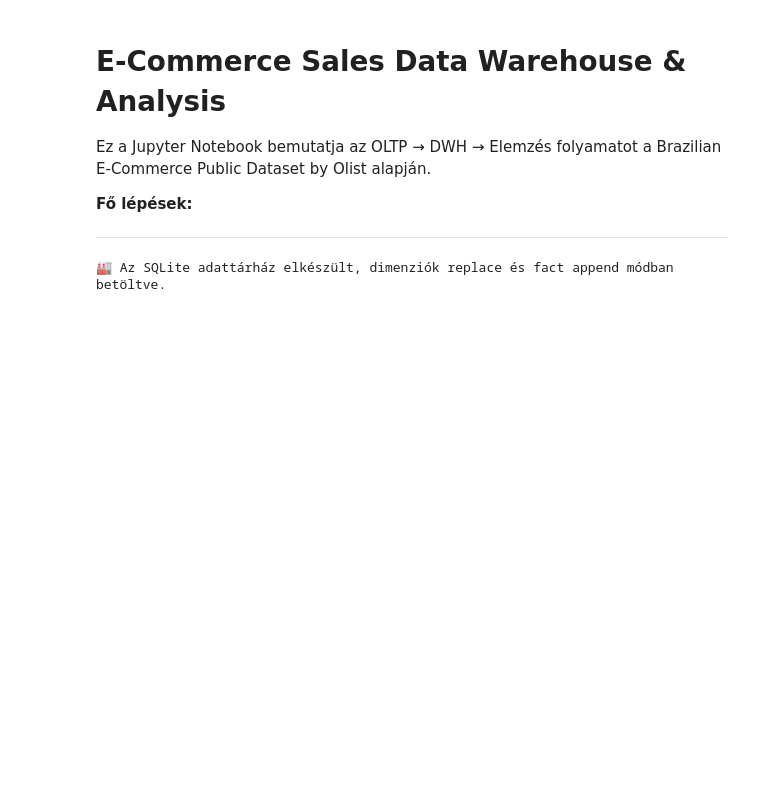
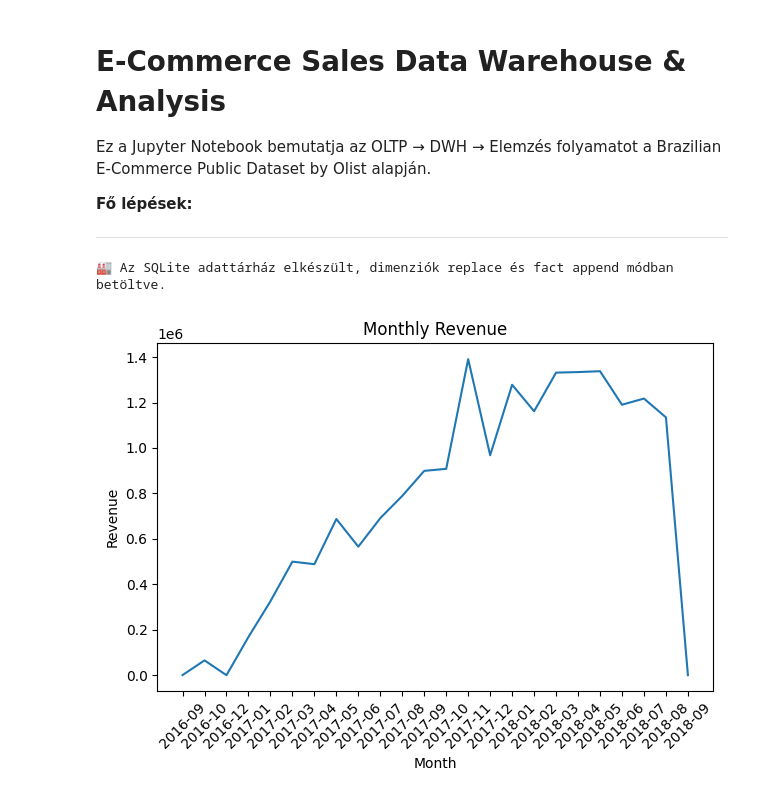
Before and after one commit to MartnzGO/Adattarhaz, a Jupyter notebook: main.ipynb, the cells around one changed output. Saved outputs shown, nothing was run; the diff lists cells and outputs as text; code cells hidden in the pictures; blank space fills up the shorter version.

```diff
--- a/main.ipynb
+++ b/main.ipynb
@@ -210,3 +210,97 @@ conn.close()
 print("🏭 Az SQLite adattárház elkészült, dimenziók replace és fact append módban betöltve.")
 # %% [output]
 🏭 Az SQLite adattárház elkészült, dimenziók replace és fact append módban betöltve.
+# %%
+import sqlite3
+import pandas as pd
+import matplotlib.pyplot as plt
+
+# 1) Kapcsolódás az adattárházhoz
+conn = sqlite3.connect('ecommerce_dwh.sqlite')
+
+# 2) Monthly revenue idősoros lekérdezés
+df_monthly = pd.read_sql_query("""
+    SELECT
+        d.year || '-' || printf('%02d', d.month) AS year_month,
+        SUM(f.total_amount) AS revenue
+    FROM Fact_Sales f
+    JOIN Dim_Date d ON f.date_key = d.date_key
+    GROUP BY d.year, d.month
+    ORDER BY d.year, d.month;
+""", conn)
+
+# 3) Top 10 termékkategória bevétel
+df_top_cat = pd.read_sql_query("""
+    SELECT
+        p.product_category_name AS category,
+        SUM(f.total_amount) AS revenue
+    FROM Fact_Sales f
+    JOIN Dim_Product p ON f.product_key = p.product_key
+    GROUP BY p.product_category_name
+    ORDER BY revenue DESC
+    LIMIT 10;
+""", conn)
+
+# 4) Államonkénti rendelési volumen
+df_by_state = pd.read_sql_query("""
+    SELECT
+        c.state AS state,
+        COUNT(*) AS orders_count
+    FROM Fact_Sales f
+    JOIN Dim_Customer c ON f.customer_key = c.customer_key
+    GROUP BY c.state
+    ORDER BY orders_count DESC;
+""", conn)
+
+# 5) Fizetési típusok megoszlása
+df_pay = pd.read_sql_query("""
+    SELECT
+        p.payment_type,
+        SUM(f.total_amount) AS total_amount
+    FROM Fact_Sales f
+    JOIN Dim_Payment p ON f.payment_key = p.payment_key
+    GROUP BY p.payment_type;
+""", conn)
+
+conn.close()
+
+# 6) Vizualizációk
+
+# Monthly revenue line chart
+plt.figure()
+plt.plot(df_monthly['year_month'], df_monthly['revenue'])
+plt.title('Monthly Revenue')
+plt.xlabel('Month')
+plt.ylabel('Revenue')
+plt.xticks(rotation=45)
+plt.tight_layout()
+plt.show()
+
+# Top 10 categories bar chart
+plt.figure()
+plt.bar(df_top_cat['category'], df_top_cat['revenue'])
+plt.title('Top 10 Product Categories by Revenue')
+plt.xlabel('Category')
+plt.ylabel('Revenue')
+plt.xticks(rotation=45, ha='right')
+plt.tight_layout()
+plt.show()
+
+# Orders count by state bar chart
+plt.figure()
+plt.bar(df_by_state['state'], df_by_state['orders_count'])
+plt.title('Orders Count by State')
+plt.xlabel('State')
+plt.ylabel('Number of Orders')
+plt.xticks(rotation=45)
+plt.tight_layout()
+plt.show()
+
+# Payment type distribution pie chart
+plt.figure()
+plt.pie(df_pay['total_amount'], labels=df_pay['payment_type'], autopct='%1.1f%%')
+plt.title('Payment Type Distribution by Revenue')
+plt.tight_layout()
+plt.show()
+# %% [output]
+[figure, added]
```
Also changed, not shown: parts of 1 cell of this notebook, 3 other files.
